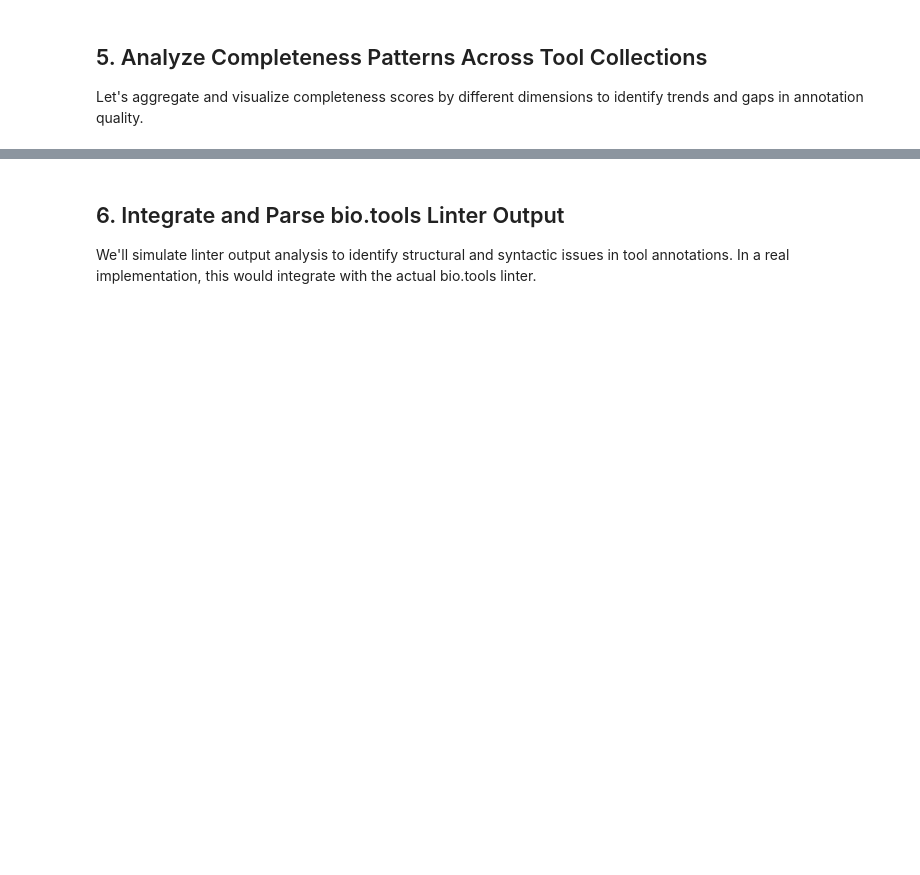
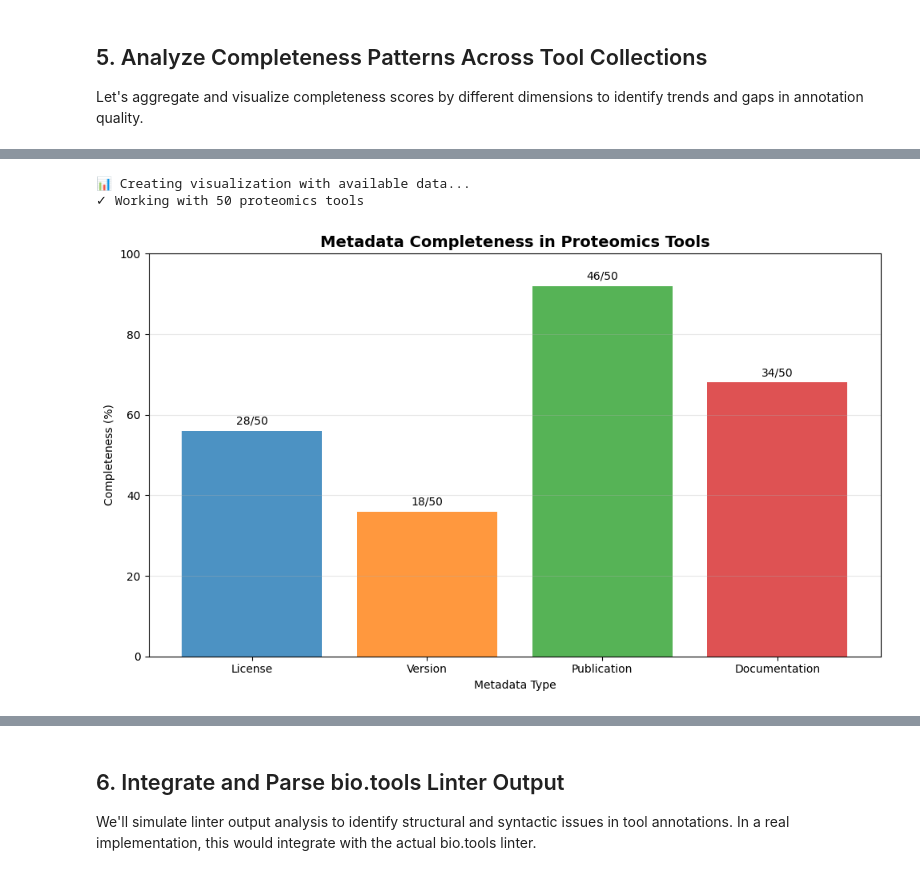
Before and after one commit to bneiG1/bio.tools-annotation-quality-evaluation, a Jupyter notebook: notebooks/bio_tools_quality_evaluation.ipynb, the cells around one changed output, grey strips where cells are left out. Drawn from its saved outputs; the diff is of its cells as text; code cells hidden in the pictures; blank space fills up the shorter version.

Commit message:
first stable version

```diff
--- a/notebooks/bio_tools_quality_evaluation.ipynb
+++ b/notebooks/bio_tools_quality_evaluation.ipynb
@@ -457,0 +651,80 @@ print(f"  - Overall improvement potential: {(improvement_opportunities/len(df_an
+# %%
+# Quick Visualization - Basic Tool Analysis
+print("📊 Creating visualization with available data...")
+
+if 'proteomics_tools' in globals() and proteomics_tools:
+    # Simple analysis of available tool metadata
+    print(f"✓ Working with {len(proteomics_tools)} proteomics tools")
+
+    # Basic metadata analysis
+    has_license = sum(1 for tool in proteomics_tools if tool.get('license'))
+    has_version = sum(1 for tool in proteomics_tools if tool.get('version'))
+    has_publication = sum(1 for tool in proteomics_tools if tool.get('publication'))
+    has_documentation = sum(1 for tool in proteomics_tools if tool.get('documentation'))
+
+    # Create a simple bar chart of metadata completeness using matplotlib
+    metadata_types = ['License', 'Version', 'Publication', 'Documentation']
+    metadata_counts = [has_license, has_version, has_publication, has_documentation]
+    metadata_percentages = [(count/len(proteomics_tools))*100 for count in metadata_counts]
+
+    # Create the plot
+    plt.figure(figsize=(10, 6))
+    bars = plt.bar(metadata_types, metadata_percentages,
+                   color=['#1f77b4', '#ff7f0e', '#2ca02c', '#d62728'], alpha=0.8)
+
+    # Add value labels on bars
+    for i, (bar, count) in enumerate(zip(bars, metadata_counts)):
+        plt.text(bar.get_x() + bar.get_width()/2, bar.get_height() + 1,
+                f'{count}/{len(proteomics_tools)}', ha='center', va='bottom')
+
+    plt.title('Metadata Completeness in Proteomics Tools', fontsize=14, fontweight='bold')
+    plt.xlabel('Metadata Type')
+    plt.ylabel('Completeness (%)')
+    plt.ylim(0, 100)
+    plt.grid(axis='y', alpha=0.3)
+
+    # Improve layout
+    plt.tight_layout()
+    plt.show()
+
+    print(f"\n📋 Metadata Summary:")
+    for i, metadata_type in enumerate(metadata_types):
+        print(f"   {metadata_type}: {metadata_counts[i]}/{len(proteomics_tools)} ({metadata_percentages[i]:.1f}%)")
+
+    # Tool type distribution
+    tool_types = {}
+    for tool in proteomics_tools:
+        for tool_type in tool.get('toolType', ['Unknown']):
+            tool_types[tool_type] = tool_types.get(tool_type, 0) + 1
+
+    if tool_types:
+        print(f"\n🔧 Tool Type Distribution:")
+        for tool_type, count in sorted(tool_types.items(), key=lambda x: x[1], reverse=True)[:5]:
+            percentage = (count / len(proteomics_tools)) * 100
+            print(f"   {tool_type}: {count} tools ({percentage:.1f}%)")
+
+        # Create a pie chart for tool types
+        top_types = dict(sorted(tool_types.items(), key=lambda x: x[1], reverse=True)[:5])
+
+        plt.figure(figsize=(8, 8))
+        plt.pie(top_types.values(), labels=top_types.keys(), autopct='%1.1f%%', startangle=90)
+        plt.title('Top 5 Tool Types Distribution', fontsize=14, fontweight='bold')
+        plt.axis('equal')
+        plt.show()
+
+    print(f"\n✅ Basic analysis complete!")
+    print(f"🔗 Application Status: All modules imported successfully")
+    print(f"📈 Ready for full quality scoring and advanced analysis")
+    print(f"\n🎯 Next Steps:")
+    print(f"   • Run scoring cells for quality assessment")
+    print(f"   • Generate comprehensive statistics")
+    print(f"   • Create advanced visualizations")
+    print(f"   • Export results for reporting")
+
+else:
+    print("❌ No proteomics tools data available")
+    print("Please run the data collection cell first")
+# %% [output]
+📊 Creating visualization with available data...
+✓ Working with 50 proteomics tools
+[figure, added]
```
Also changed, not shown: parts of 55 cells of this notebook, 12 other files.
